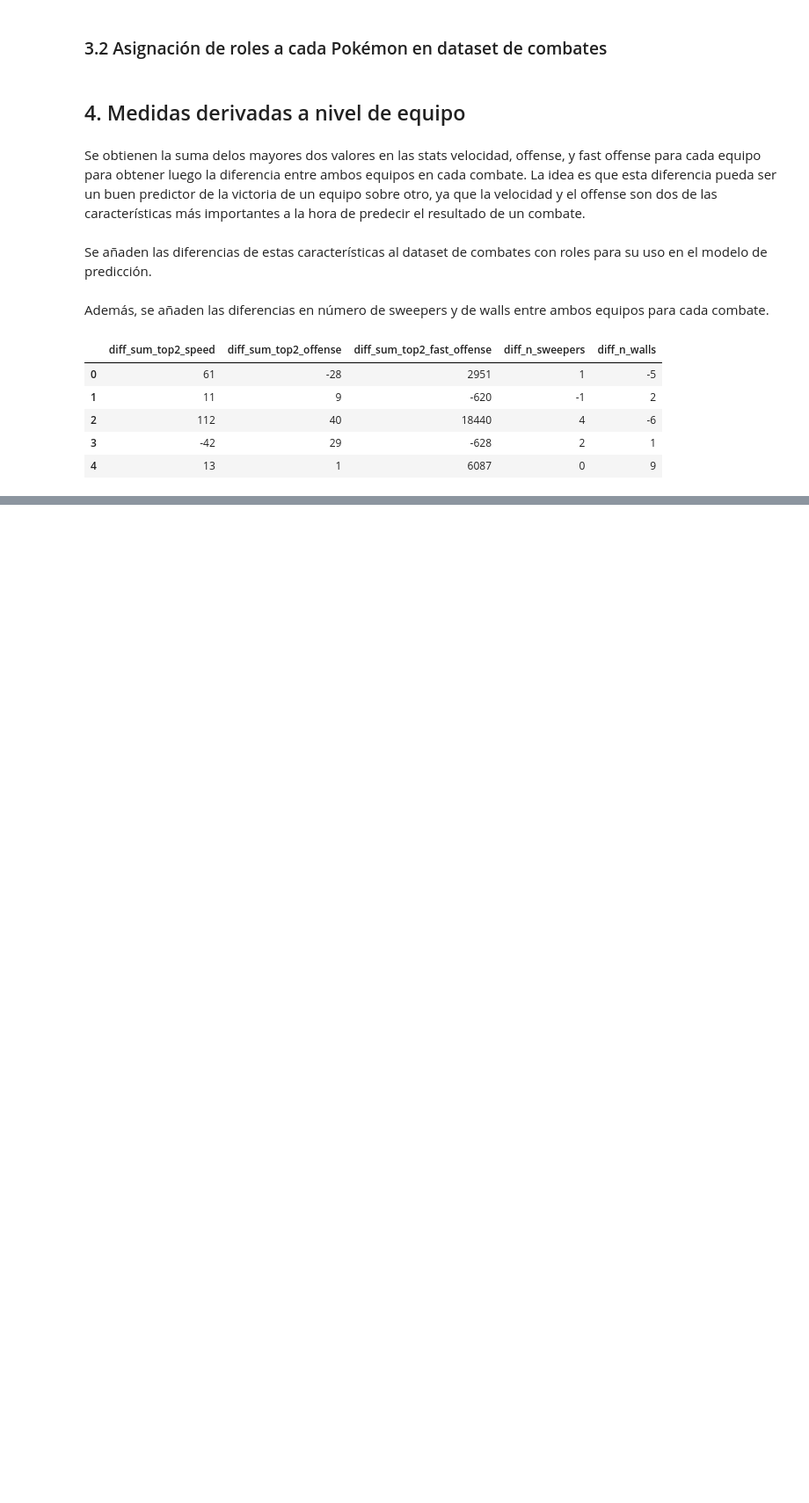
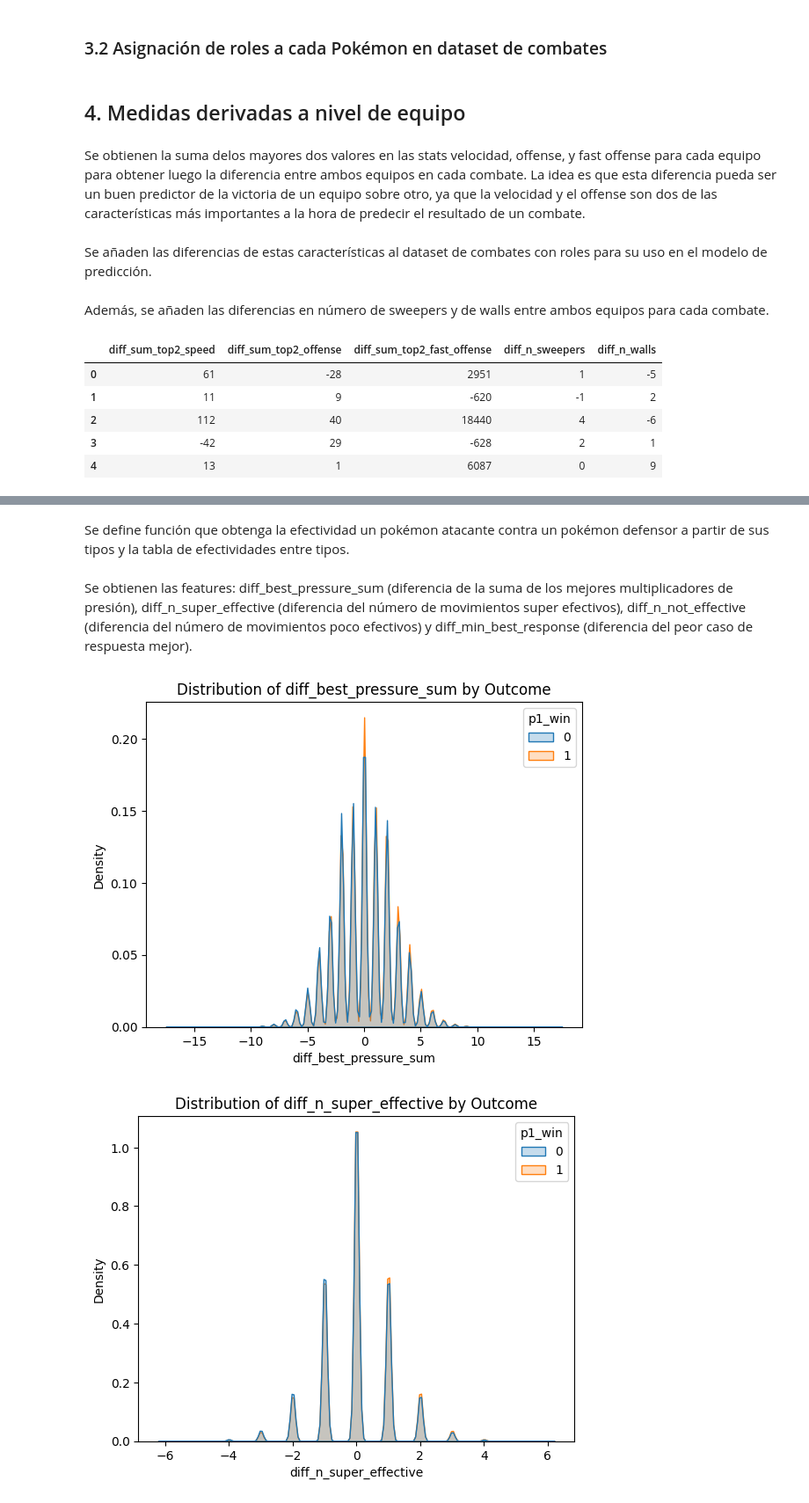
Before and after one commit to lynel22/OU-Pokemon-Battle-Prediction-Model, a Jupyter notebook: notebooks/03_Feature_Engenieering.ipynb, the cells around one changed output, grey strips where cells are left out. Shown at 88% size. Cells and saved outputs as stored; diff of their text form; code cells hidden in the pictures; blank space fills up the shorter version.

```diff
--- a/notebooks/03_Feature_Engenieering.ipynb
+++ b/notebooks/03_Feature_Engenieering.ipynb
@@ -928,0 +927,16 @@ df_team_features[cols].head()
+# %%
+type_matrix = np.ones((n_types, n_types))
+
+for att_type, defenders in type_chart.items():
+    for def_type, mult in defenders.items():
+        type_matrix[type_to_idx[att_type], type_to_idx[def_type]] = mult
+# %%
+def extract_team_types(df, prefix):
+    t1 = np.stack([df[f"Type1_{prefix}_{i}"].map(type_to_idx).values for i in range(1, 7)], axis=1)
+    t2 = np.stack([df[f"Type2_{prefix}_{i}"].map(type_to_idx).fillna(-1).values for i in range(1, 7)], axis=1)
+    return t1, t2
+
+p1_t1, p1_t2 = extract_team_types(df_team_features, "p1")
+p2_t1, p2_t2 = extract_team_types(df_team_features, "p2")
+# %% [markdown]
+Se define función que obtenga la efectividad  un pokémon atacante contra un pokémon defensor a partir de sus tipos y la tabla de efectividades entre tipos.
@@ -928,0 +1031,34 @@ df_team_features[cols].head()
+# %% [markdown]
+Se obtienen las features: diff_best_pressure_sum (diferencia de la suma de los mejores multiplicadores de presión), diff_n_super_effective (diferencia del número de movimientos super efectivos), diff_n_not_effective (diferencia del número de movimientos poco efectivos) y diff_min_best_response (diferencia del peor caso de respuesta mejor).
+# %%
+p1_t1 = p1_t1.astype(np.int32)
+p1_t2 = p1_t2.astype(np.int32)
+p2_t1 = p2_t1.astype(np.int32)
+p2_t2 = p2_t2.astype(np.int32)
+
+type_matrix = type_matrix.astype(np.float32)
+
+
+diff_sum, diff_super, diff_not, diff_min = compute_features_numba(
+    p1_t1, p1_t2, p2_t1, p2_t2, type_matrix
+)
+
+df_team_features["diff_best_pressure_sum"] = diff_sum
+df_team_features["diff_n_super_effective"] = diff_super
+df_team_features["diff_n_not_effective"] = diff_not
+df_team_features["diff_min_best_response"] = diff_min
+# %%
+## Visualizacion de las nuevas features
+new_cols = [
+    "diff_best_pressure_sum",
+    "diff_n_super_effective",
+    "diff_n_not_effective",
+    "diff_min_best_response"
+]
+for col in new_cols:
+    sns.kdeplot(data=df_team_features, x=col, hue="p1_win", fill=True)
+    plt.title(f"Distribution of {col} by Outcome")
+    plt.show()
+# %% [output]
+[figure, added]
+[figure, added]
```
Also changed, not shown: parts of 11 cells of this notebook, 3 other files.
